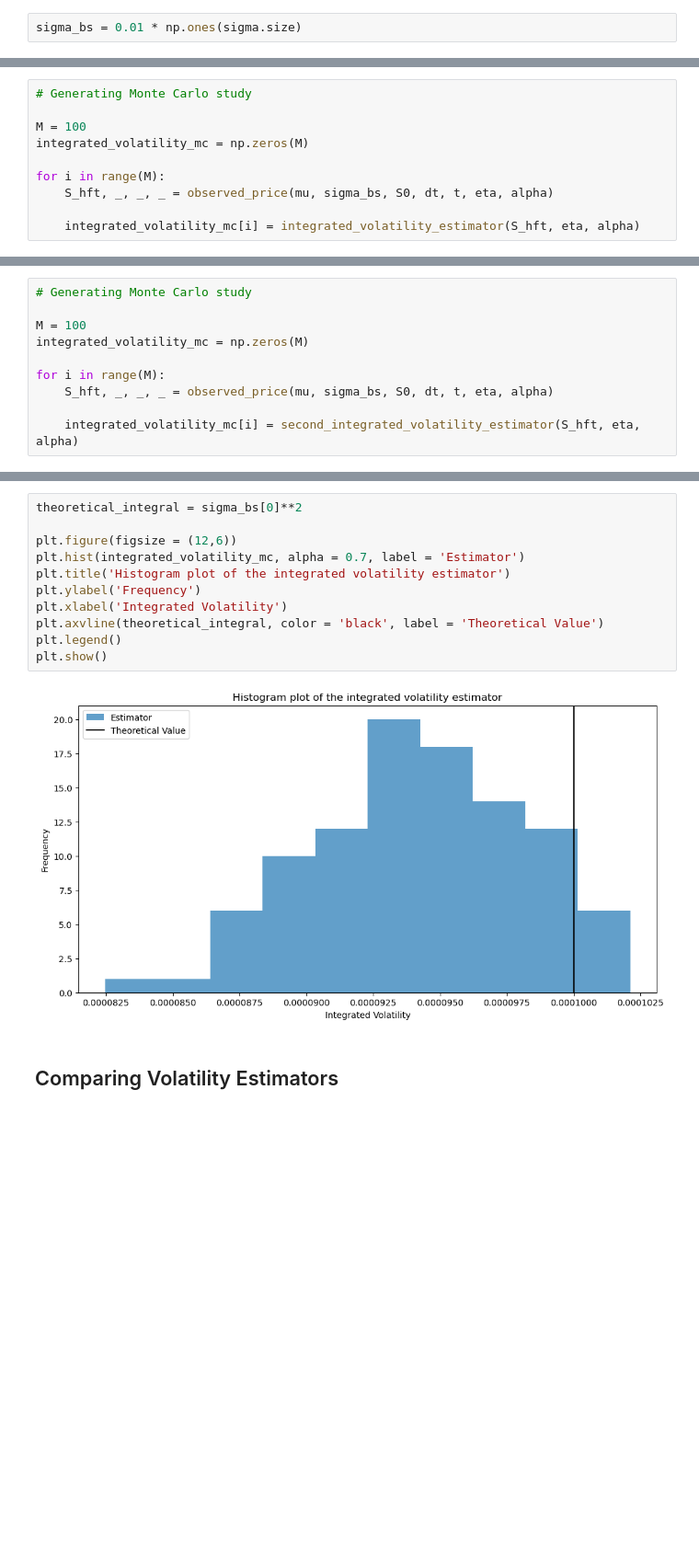
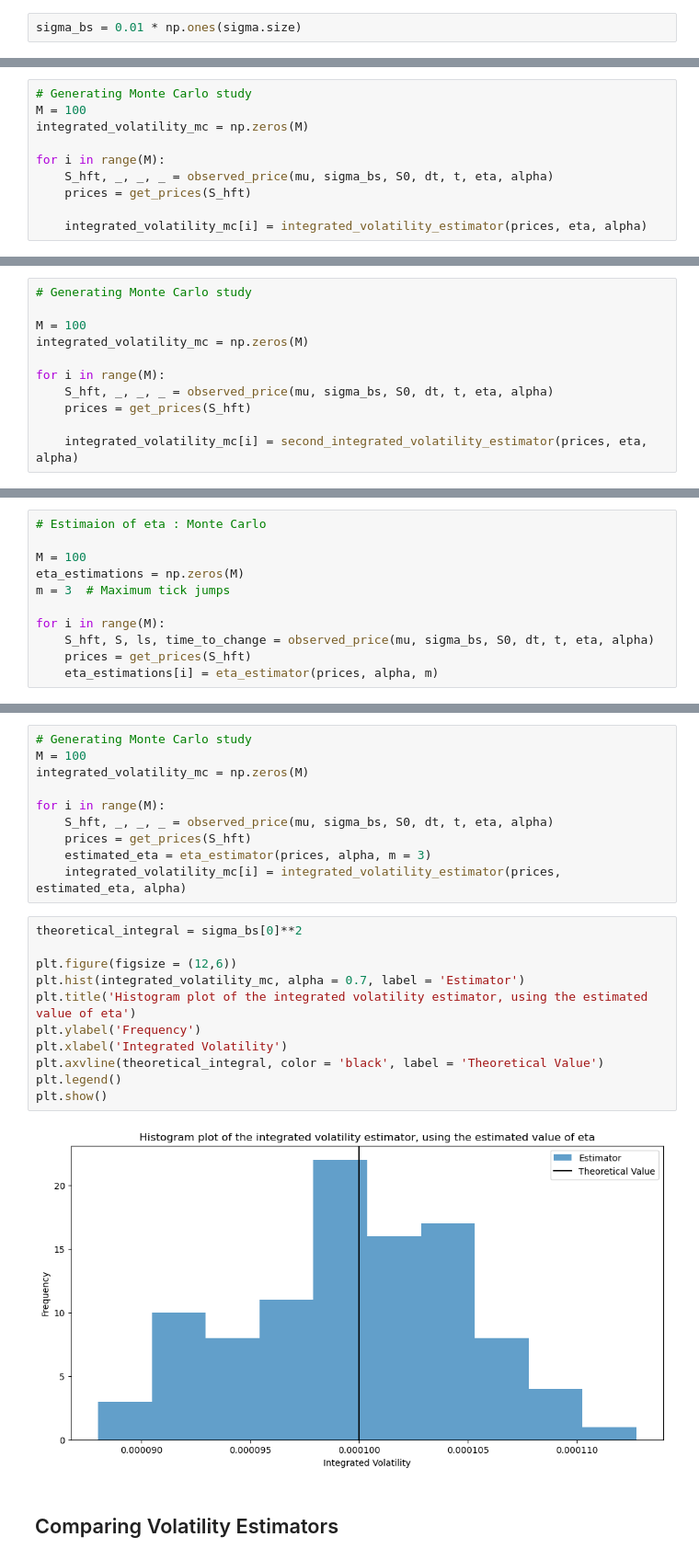
Before and after one commit to nicolassinott/HFT, a Jupyter notebook: notebooks/Uncertainty_zones/model.ipynb, the cells around one changed output, grey strips where cells are left out. Shown at 92% size. Saved outputs shown, nothing was run; the diff lists cells and outputs as text; blank space fills up the shorter version.

Commit message:
Comparing estimators

```diff
--- a/notebooks/Uncertainty_zones/model.ipynb
+++ b/notebooks/Uncertainty_zones/model.ipynb
@@ -238,14 +240,14 @@ def second_integrated_volatility_estimator(prices, eta, alpha):
     return np.sum((np.log(Xs[1:]) - np.log(Xs[:-1]))**2)
 # %%
 # Generating Monte Carlo study
-
 M = 100
 integrated_volatility_mc = np.zeros(M)
 
 for i in range(M):
     S_hft, _, _, _ = observed_price(mu, sigma_bs, S0, dt, t, eta, alpha)
+    prices = get_prices(S_hft)
 
-    integrated_volatility_mc[i] = integrated_volatility_estimator(S_hft, eta, alpha)
+    integrated_volatility_mc[i] = integrated_volatility_estimator(prices, eta, alpha)
 # %%
 theoretical_integral = sigma_bs[0]**2
 
@@ -267,5 +269,6 @@ integrated_volatility_mc = np.zeros(M)
 
 for i in range(M):
     S_hft, _, _, _ = observed_price(mu, sigma_bs, S0, dt, t, eta, alpha)
+    prices = get_prices(S_hft)
 
-    integrated_volatility_mc[i] = second_integrated_volatility_estimator(S_hft, eta, alpha)
+    integrated_volatility_mc[i] = second_integrated_volatility_estimator(prices, eta, alpha)
@@ -271,0 +346,11 @@ for i in range(M):
+# %%
+# Estimaion of eta : Monte Carlo
+
+M = 100
+eta_estimations = np.zeros(M)
+m = 3  # Maximum tick jumps
+
+for i in range(M):
+    S_hft, S, ls, time_to_change = observed_price(mu, sigma_bs, S0, dt, t, eta, alpha)
+    prices = get_prices(S_hft)
+    eta_estimations[i] = eta_estimator(prices, alpha, m)
@@ -272,16 +398,26 @@ for i in range(M):
+# %%
+# Generating Monte Carlo study
+M = 100
+integrated_volatility_mc = np.zeros(M)
+
+for i in range(M):
+    S_hft, _, _, _ = observed_price(mu, sigma_bs, S0, dt, t, eta, alpha)
+    prices = get_prices(S_hft)
+    estimated_eta = eta_estimator(prices, alpha, m = 3)
+    integrated_volatility_mc[i] = integrated_volatility_estimator(prices, estimated_eta, alpha)
 # %%
 theoretical_integral = sigma_bs[0]**2
 
 plt.figure(figsize = (12,6))
 plt.hist(integrated_volatility_mc, alpha = 0.7, label = 'Estimator')
-plt.title('Histogram plot of the integrated volatility estimator')
+plt.title('Histogram plot of the integrated volatility estimator, using the estimated value of eta')
 plt.ylabel('Frequency')
 plt.xlabel('Integrated Volatility')
 plt.axvline(theoretical_integral, color = 'black', label = 'Theoretical Value')
 plt.legend()
 plt.show()
 # %% [output]
-[figure, old version]
+[figure, new version]
 # %% [markdown]
 ## Comparing Volatility Estimators
 # %% [markdown]
```
Also changed, not shown: parts of 21 cells of this notebook.
